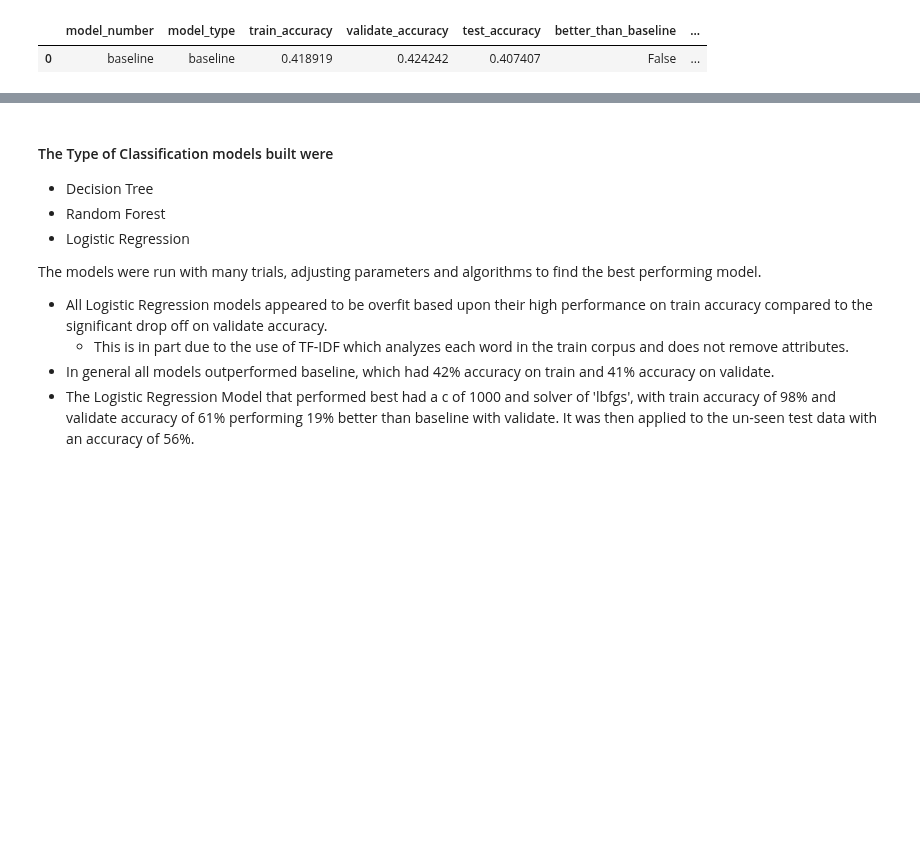
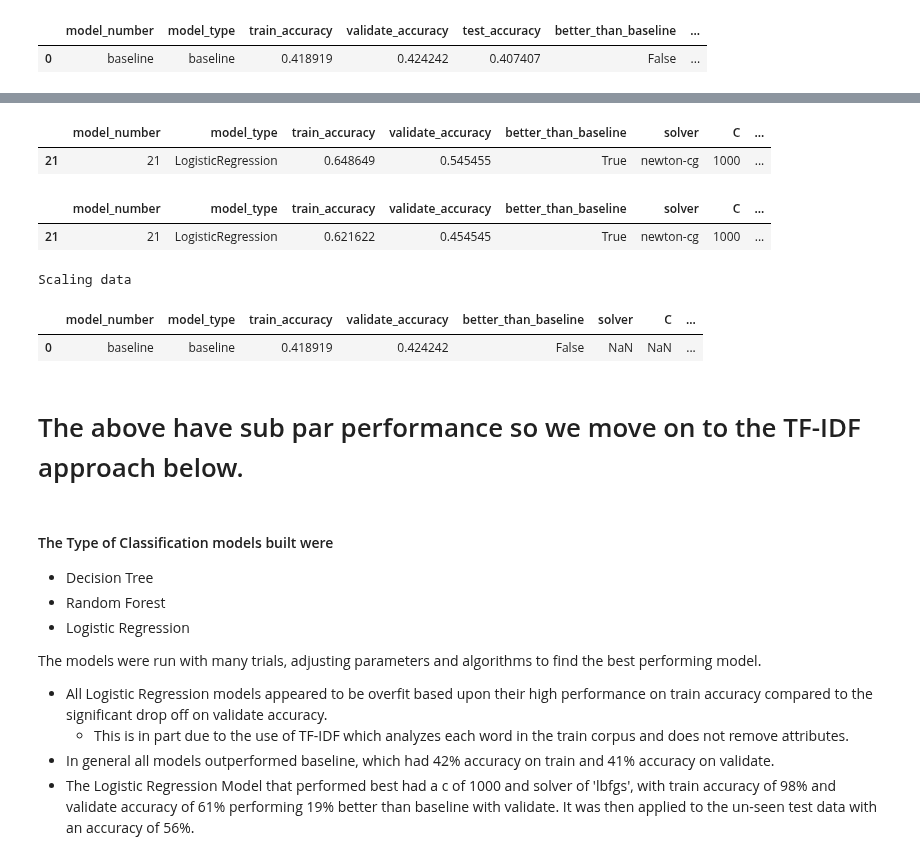
Before and after one commit to Two-Guys-and-a-Gal/NLP-Project, a Jupyter notebook: final_report.ipynb, the cells around one changed output, grey strips where cells are left out. Saved outputs shown, nothing was run; the diff lists cells and outputs as text; code cells hidden in the pictures; blank space fills up the shorter version.

```diff
--- a/final_report.ipynb
+++ b/final_report.ipynb
@@ -512,3 +531,24 @@ model.run_logistic_reg_models().head(1)
+# %%
+# Use all data and dont scale data
+model.run_models_on_feature_engineered_columns(df, scale=False, bigrams_only = False).sort_values('validate_accuracy', ascending=False).drop(columns='test_accuracy').head(1)
+# %% [output]
+|  | model_number | model_type | train_accuracy | validate_accuracy | better_than_baseline | solver | C | ... |
+| 21 | 21 | LogisticRegression | 0.648649 | 0.545455 | True | newton-cg | 1000 | ... |
+# %%
+# Use only bigrams and dont scale
+model.run_models_on_feature_engineered_columns(df, scale=False, bigrams_only = True).sort_values('validate_accuracy', ascending=False).drop(columns='test_accuracy').head(1)
+# %% [output]
+|  | model_number | model_type | train_accuracy | validate_accuracy | better_than_baseline | solver | C | ... |
+| 21 | 21 | LogisticRegression | 0.621622 | 0.454545 | True | newton-cg | 1000 | ... |
+# %%
+# Use only bigrams and scale
+model.run_models_on_feature_engineered_columns(df, bigrams_only=True, scale=True).sort_values('validate_accuracy', ascending=False).drop(columns='test_accuracy').head(1)
+# %% [output]
+Scaling data
+|  | model_number | model_type | train_accuracy | validate_accuracy | better_than_baseline | solver | C | ... |
+| 0 | baseline | baseline | 0.418919 | 0.424242 | False | NaN | NaN | ... |
+# %% [markdown]
+# The above have sub par performance so we move on to the TF-IDF approach below.
 # %% [markdown]
 #### The Type of Classification models built were
 - Decision Tree
```
Also changed, not shown: parts of 11 cells of this notebook, 2 other files.
